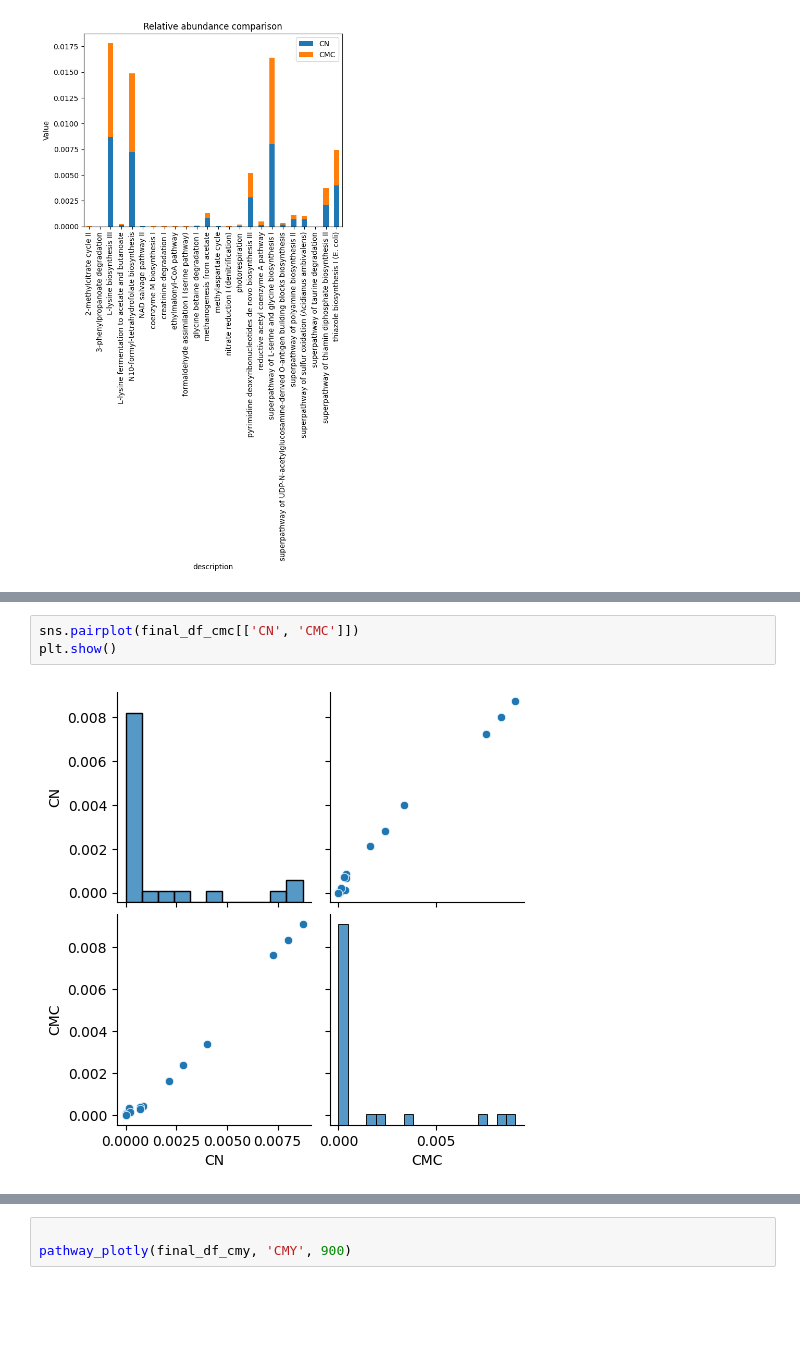
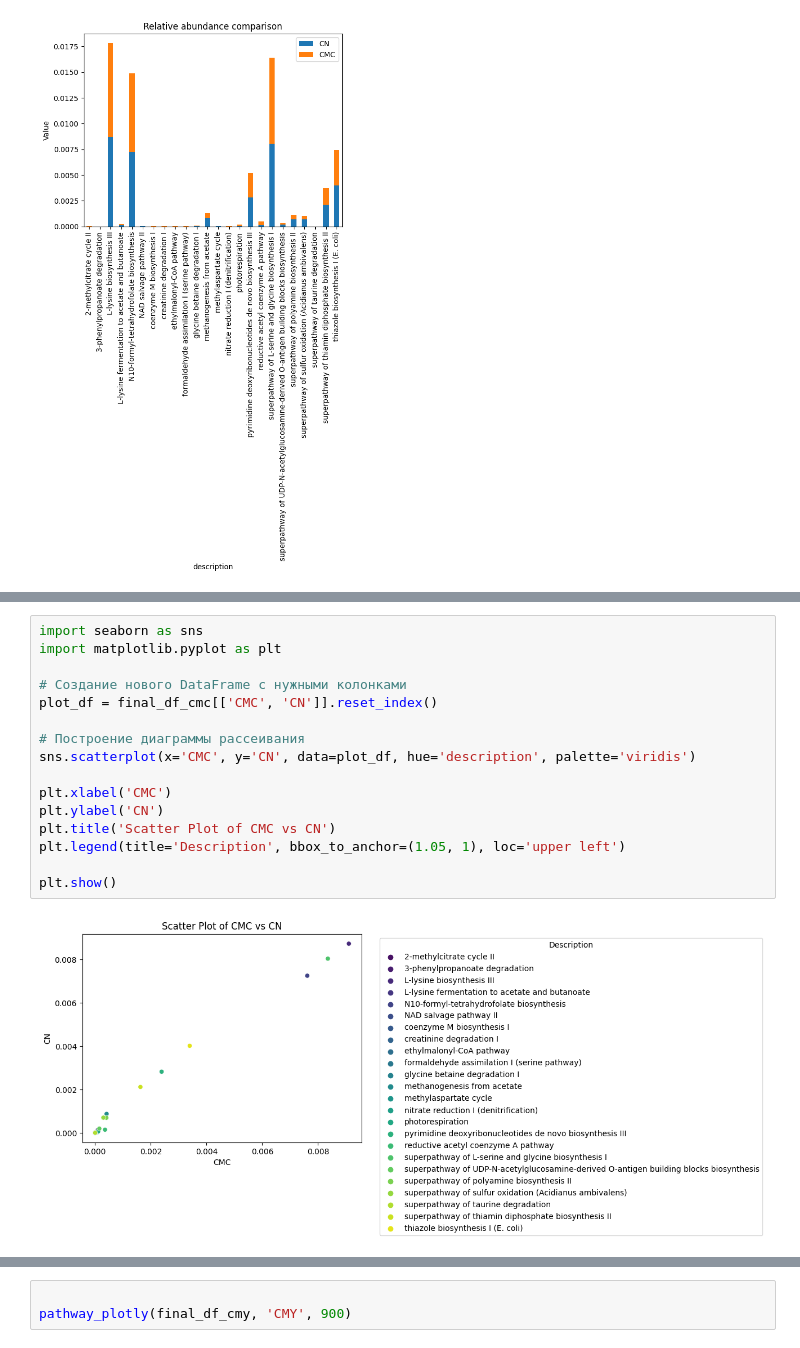
Before and after one commit to 100ika/rats27.07, a Jupyter notebook: 07.08.ipynb, the cells around one changed output, grey strips where cells are left out. Saved outputs shown, nothing was run; the diff lists cells and outputs as text; blank space fills up the shorter version.

```diff
--- a/07.08.ipynb
+++ b/07.08.ipynb
@@ -280,8 +267,21 @@ plt.show()
-# %%
-sns.pairplot(final_df_cmc[['CN', 'CMC']])
-plt.show()
-# %% [output]
-[figure, removed]
+# %%
+import seaborn as sns
+import matplotlib.pyplot as plt
+
+# Создание нового DataFrame с нужными колонками
+plot_df = final_df_cmc[['CMC', 'CN']].reset_index()
+
+# Построение диаграммы рассеивания
+sns.scatterplot(x='CMC', y='CN', data=plot_df, hue='description', palette='viridis')
+
+plt.xlabel('CMC')
+plt.ylabel('CN')
+plt.title('Scatter Plot of CMC vs CN')
+plt.legend(title='Description', bbox_to_anchor=(1.05, 1), loc='upper left')
+
+plt.show()
+# %% [output]
+[figure, added]
 # %%
 fig, (ax1, ax2, ax3) = plt.subplots(1, 3, figsize=(20, 10), gridspec_kw={'width_ratios': [4, 4, 2], 'wspace': 0.5})
 plt.subplots_adjust(left=0.6, right=0.9)
```
Also changed, not shown: parts of 4 cells of this notebook, 25 other files.
